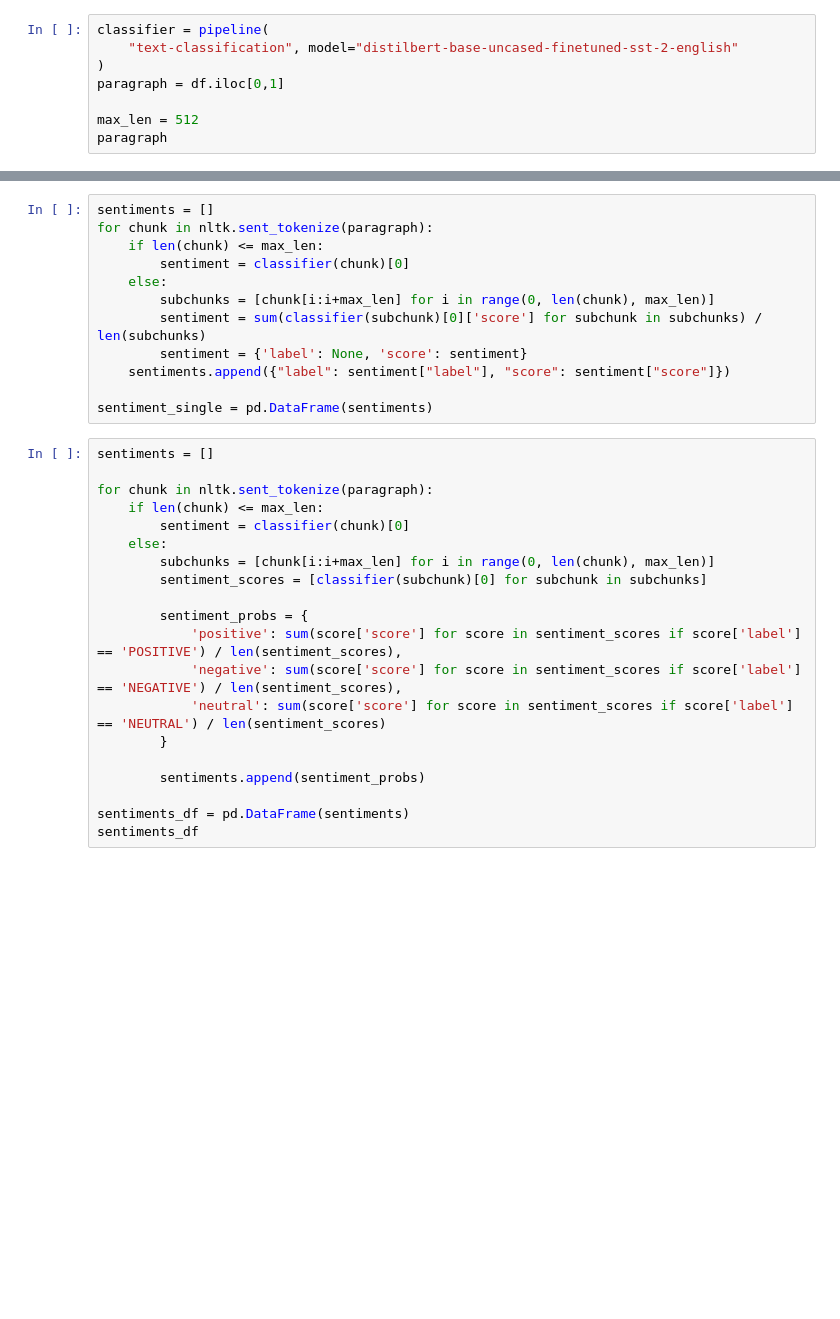
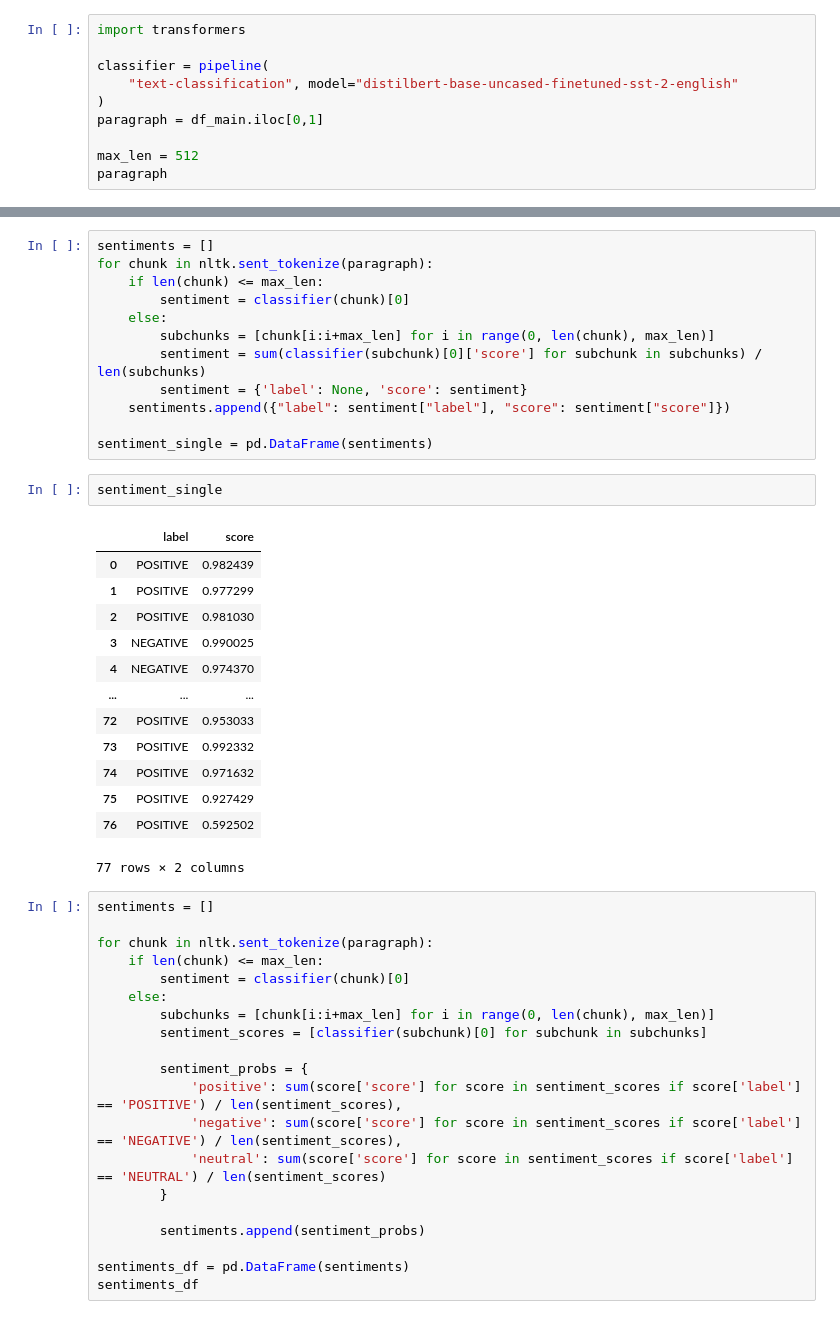
Before and after one commit to OzodbekOzodov/stock-market-and-speeches, a Jupyter notebook: 2_preprocessing_pipelines.ipynb, the cells around one changed output, grey strips where cells are left out. Saved outputs shown, nothing was run; the diff lists cells and outputs as text; blank space fills up the shorter version.

```diff
--- a/2_preprocessing_pipelines.ipynb
+++ b/2_preprocessing_pipelines.ipynb
@@ -89,10 +89,12 @@ from transformers import pipeline
 [nltk_data] Downloading package punkt to /home/ozodbek/nltk_data...
 [nltk_data]   Package punkt is already up-to-date!
 # %%
+import transformers
+
 classifier = pipeline(
     "text-classification", model="distilbert-base-uncased-finetuned-sst-2-english"
 )
-paragraph = df.iloc[0,1]
+paragraph = df_main.iloc[0,1]
 
 max_len = 512
 paragraph
@@ -110,6 +114,22 @@ for chunk in nltk.sent_tokenize(paragraph):
     sentiments.append({"label": sentiment["label"], "score": sentiment["score"]})
 
 sentiment_single = pd.DataFrame(sentiments)
+# %%
+sentiment_single
+# %% [output]
+|  | label | score |
+| 0 | POSITIVE | 0.982439 |
+| 1 | POSITIVE | 0.977299 |
+| 2 | POSITIVE | 0.981030 |
+| 3 | NEGATIVE | 0.990025 |
+| 4 | NEGATIVE | 0.974370 |
+| ... | ... | ... |
+| 72 | POSITIVE | 0.953033 |
+| 73 | POSITIVE | 0.992332 |
+| 74 | POSITIVE | 0.971632 |
+| 75 | POSITIVE | 0.927429 |
+| 76 | POSITIVE | 0.592502 |
+77 rows × 2 columns
 # %%
 sentiments = []
 
```
Also changed, not shown: parts of 21 cells of this notebook, 2 other files.
